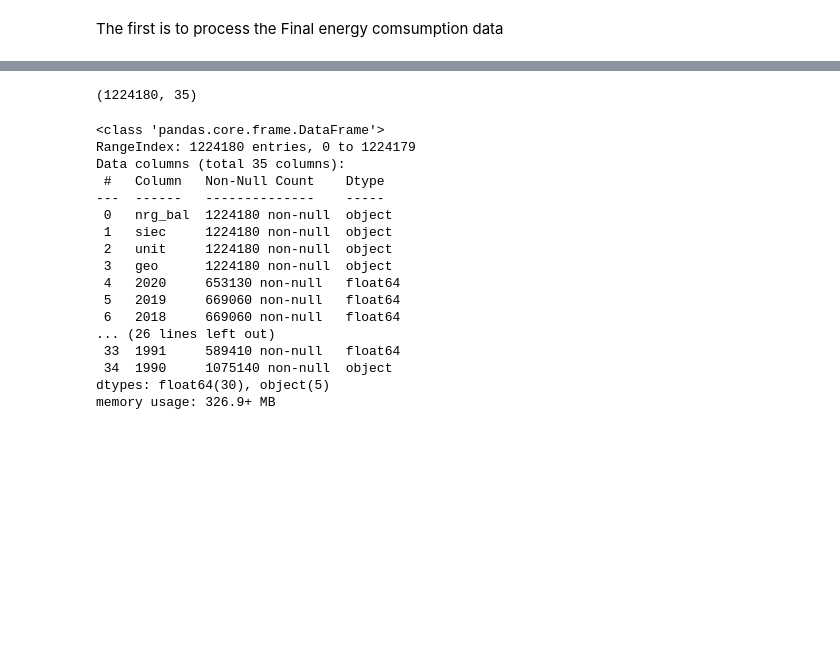
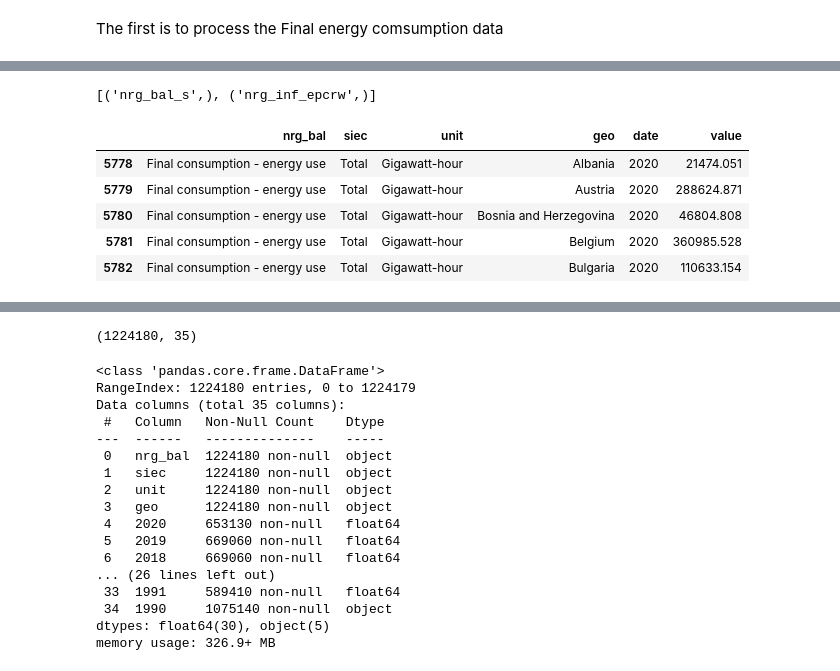
Before and after one commit to zhiravetska/FP, a Jupyter notebook: datafrom eurostat_2 copy.ipynb, the cells around one changed output, grey strips where cells are left out. Saved outputs shown, nothing was run; the diff lists cells and outputs as text; code cells hidden in the pictures; blank space fills up the shorter version.

Commit message:
use database writing and reading

```diff
--- a/datafrom eurostat_2 copy.ipynb
+++ b/datafrom eurostat_2 copy.ipynb
@@ -32,2 +51,27 @@ eurostat_dataset(code='NRG_BAL_C').dat
+# %%
+# read table from db to DataFrame
+def read_df_from_db(table):
+    con = sqlite3.connect('ngr.db')
+    cursor = con.cursor()
+    df = pd.read_sql_query("SELECT * FROM "+ table , con)
+    con.close
+    df.drop(columns=['index'],inplace=True)
+    return df
+# %%
+db_tables() # we can see the tables in th database
+# %% [output]
+[('nrg_bal_s',), ('nrg_inf_epcrw',)]
+# %%
+balance = read_df_from_db('nrg_bal_s')
+balance = balance.query('unit=="Gigawatt-hour" and siec=="Total" and nrg_bal=="Final consumption - energy use"')
+# %%
+balance.head()
+# %% [output]
+|  | nrg_bal | siec | unit | geo | date | value |
+| 5778 | Final consumption - energy use | Total | Gigawatt-hour | Albania | 2020 | 21474.051 |
+| 5779 | Final consumption - energy use | Total | Gigawatt-hour | Austria | 2020 | 288624.871 |
+| 5780 | Final consumption - energy use | Total | Gigawatt-hour | Bosnia and Herzegovina | 2020 | 46804.808 |
+| 5781 | Final consumption - energy use | Total | Gigawatt-hour | Belgium | 2020 | 360985.528 |
+| 5782 | Final consumption - energy use | Total | Gigawatt-hour | Bulgaria | 2020 | 110633.154 |
 # %%
 # transformation into DF
```
Also changed, not shown: parts of 8 cells of this notebook, 2 other files.
